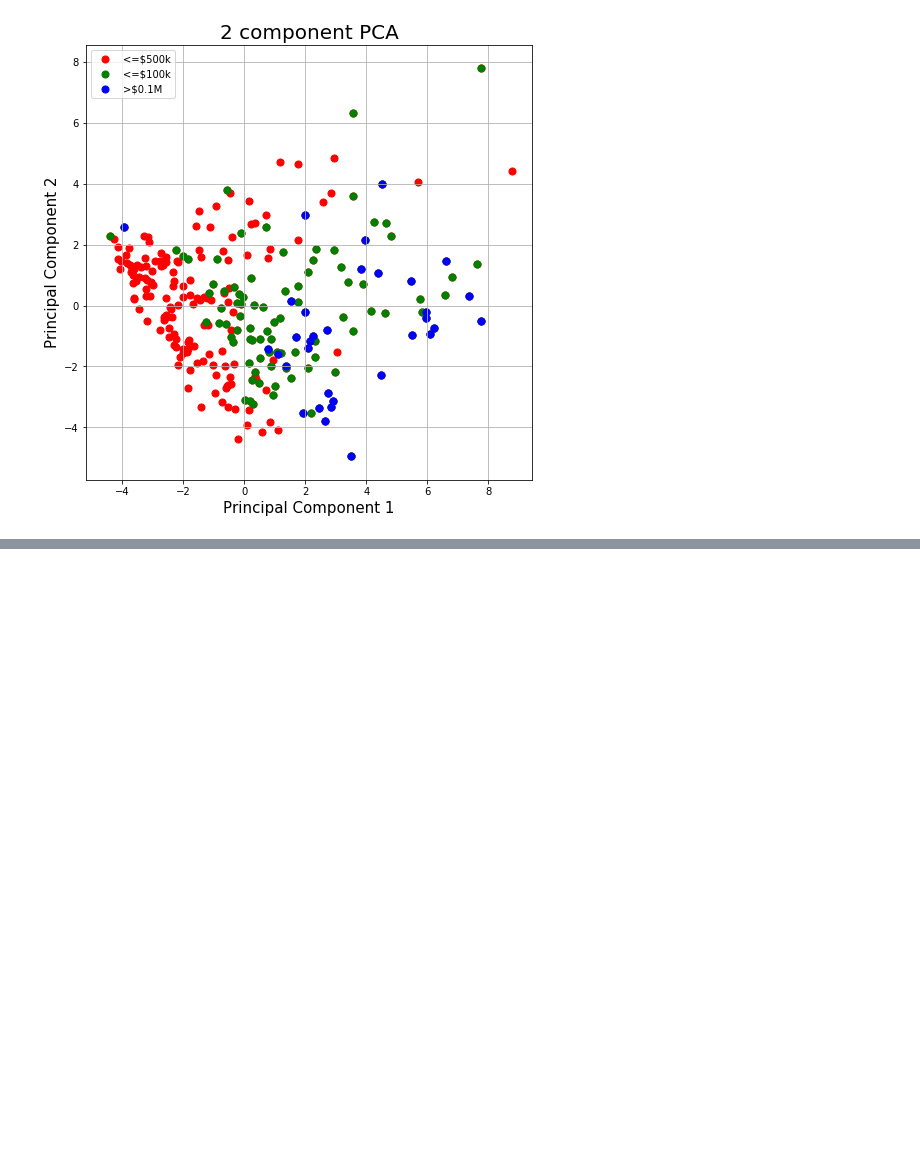
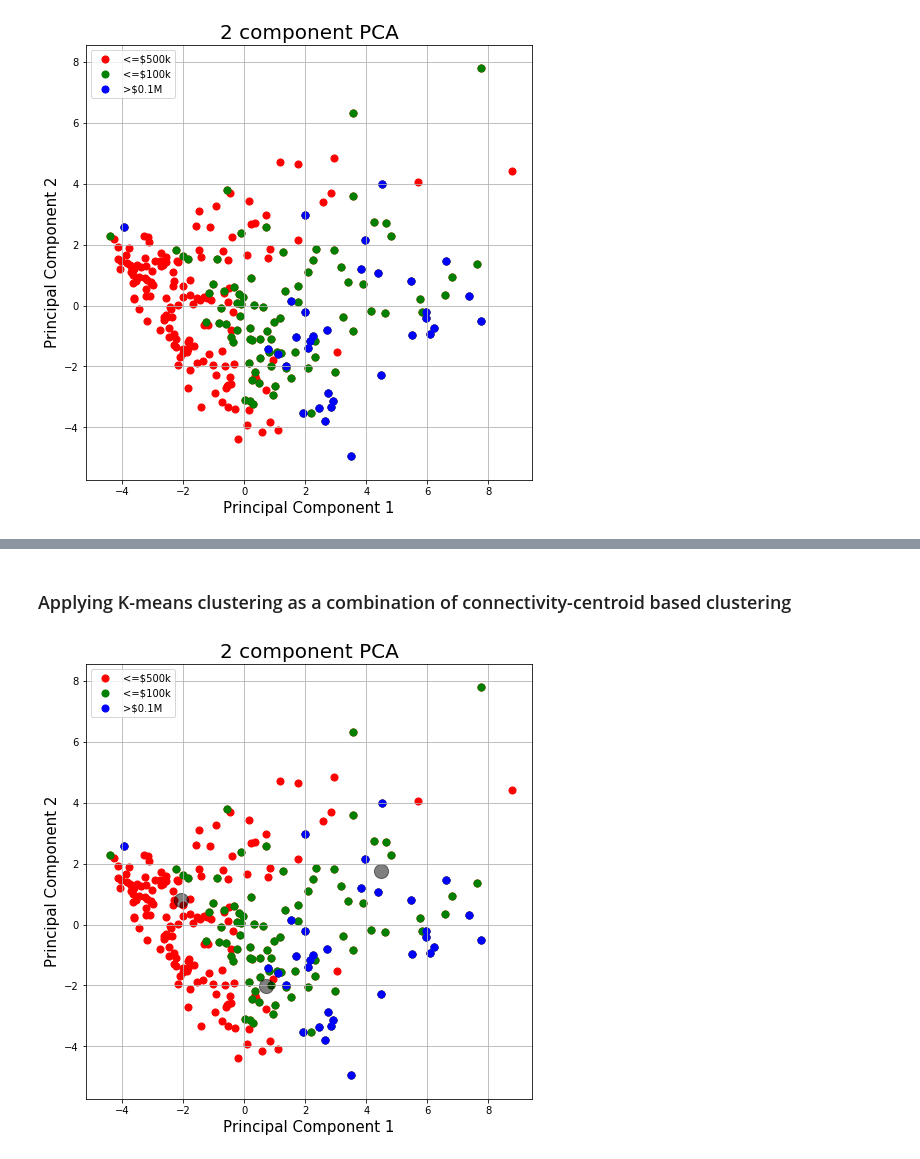
Before and after one commit to adomakor412/Visualization, a Jupyter notebook: PCA.ipynb, the cells around one changed output, grey strips where cells are left out. Saved outputs shown, nothing was run; the diff lists cells and outputs as text; code cells hidden in the pictures; blank space fills up the shorter version.

```diff
--- a/PCA.ipynb
+++ b/PCA.ipynb
@@ -225,0 +193,2 @@ array([0.45245466, 0.24246801])
+# %% [markdown]
+### Applying K-means clustering as a combination of connectivity-centroid based clustering
@@ -225,0 +197,32 @@ array([0.45245466, 0.24246801])
+# %%
+Z=finalDf[['principal component 1','principal component 2']]
+X=finalDf[['principal component 1']]
+Y=finalDf[['principal component 2']]
+# %%
+connectivity_centroid=KMeans(n_clusters=3)
+connectivity_centroid.fit(Z)
+y_kmeans = connectivity_centroid.predict(Z)
+# %%
+
+fig = plt.figure(figsize = (8,8))
+ax = fig.add_subplot(1,1,1)
+ax.set_xlabel('Principal Component 1', fontsize = 15)
+ax.set_ylabel('Principal Component 2', fontsize = 15)
+ax.set_title('2 component PCA', fontsize = 20)
+salaries = [0, 500, 1000]
+colors = ['r', 'g', 'b']
+for salary, color in zip(salaries,colors):
+    indicesToKeep = finalDf['Salary'] >= salary
+    ax.scatter(finalDf.loc[indicesToKeep, 'principal component 1']
+               , finalDf.loc[indicesToKeep, 'principal component 2']
+               , c = color
+               , s = 50)
+ax.legend(['<=$500k', '<=$100k', '>$0.1M'])
+ax.grid()
+
+#plt.scatter(X, Y, c='b', s=50, cmap='viridis')
+
+centers = connectivity_centroid.cluster_centers_
+ax.scatter(centers[:, 0], centers[:, 1], c='black', s=200, alpha=0.5);
+# %% [output]
+[figure, added]
```
Also changed, not shown: parts of 23 cells of this notebook, 2 other files.
